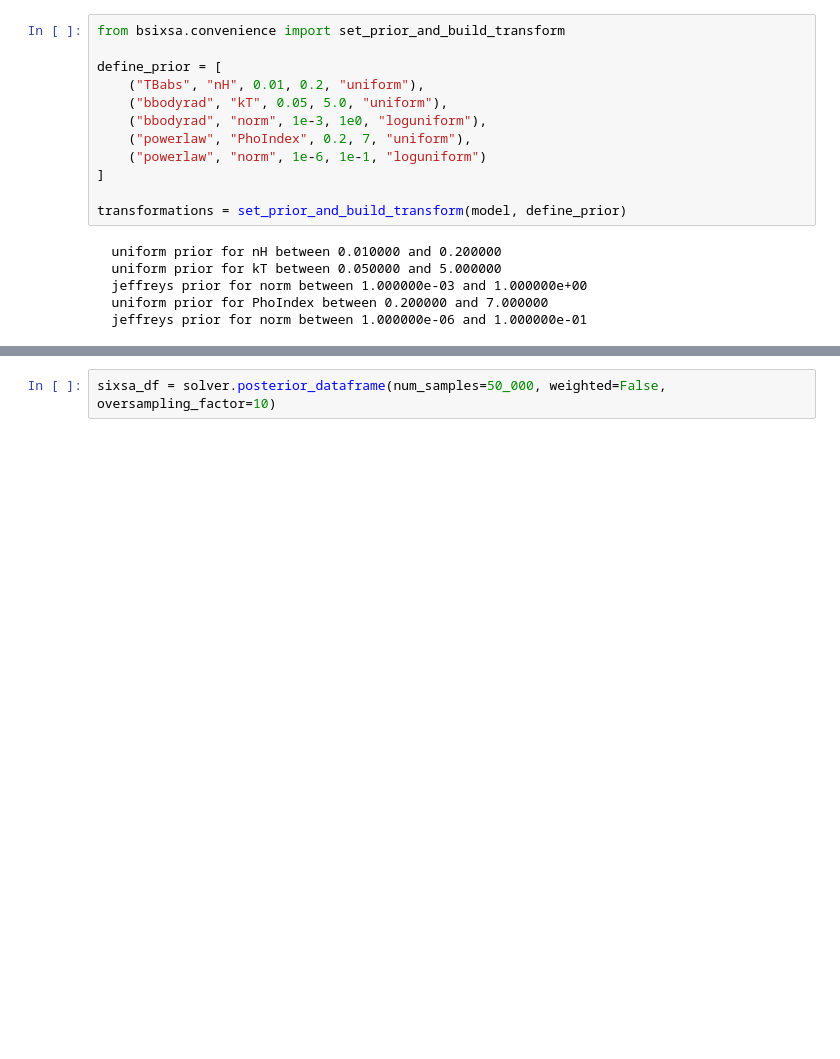
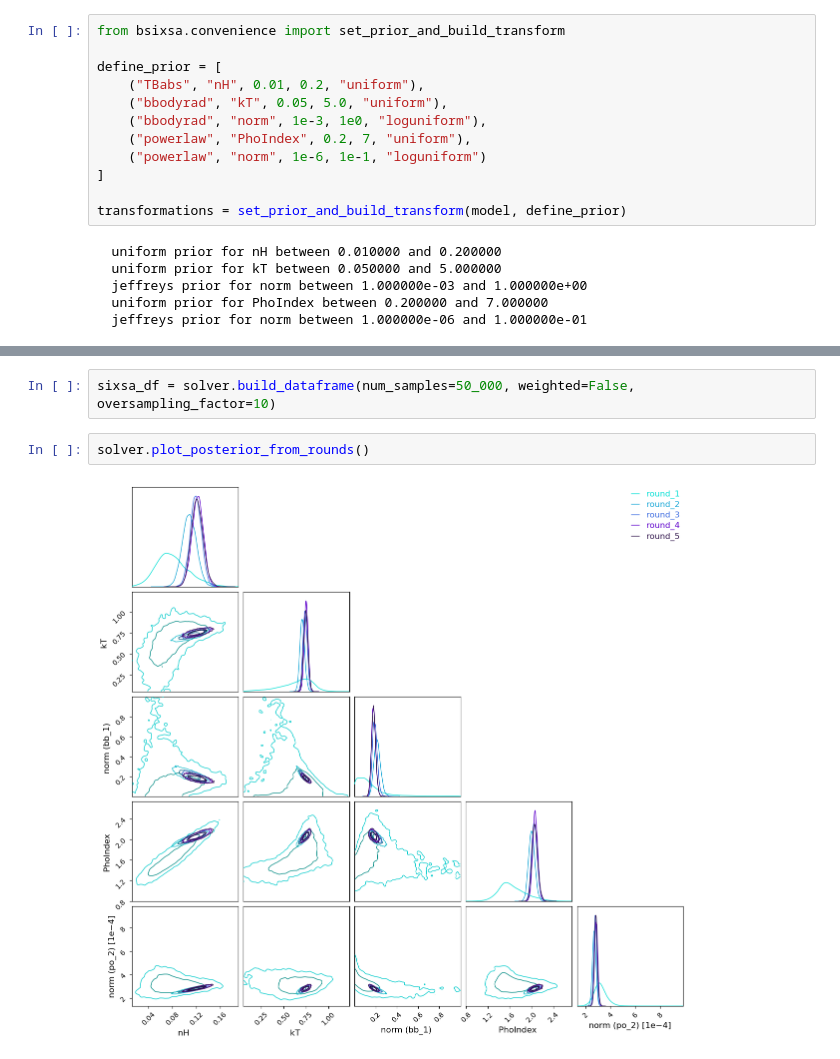
Before and after one commit to renecotyfanboy/bsixsa, a Jupyter notebook: docs/examples/basic_fit.ipynb, the cells around one changed output, grey strips where cells are left out. Saved outputs shown, nothing was run; the diff lists cells and outputs as text; blank space fills up the shorter version.

```diff
--- a/docs/examples/basic_fit.ipynb
+++ b/docs/examples/basic_fit.ipynb
@@ -135,5 +158,9 @@ The error "***XSPEC Error: Requested array does not exist for this plot." can be
 # %%
-sixsa_df = solver.posterior_dataframe(num_samples=50_000, weighted=False, oversampling_factor=10)
+sixsa_df = solver.build_dataframe(num_samples=50_000, weighted=False, oversampling_factor=10)
+# %%
+solver.plot_posterior_from_rounds()
+# %% [output]
+[figure, added]
 # %%
 import pandas as pd
 from chainconsumer import ChainConsumer, Chain, PlotConfig
```
Also changed, not shown: parts of 9 cells of this notebook, 6 other files.
